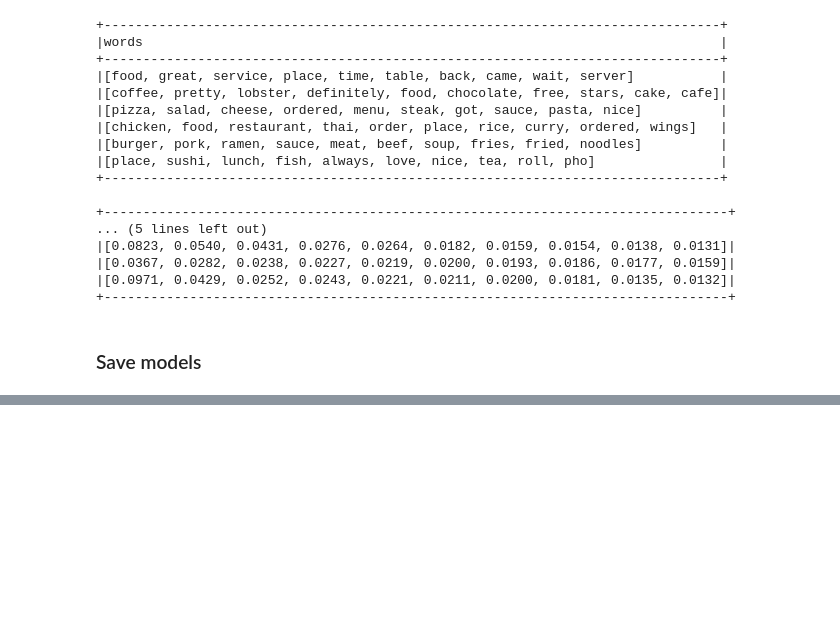
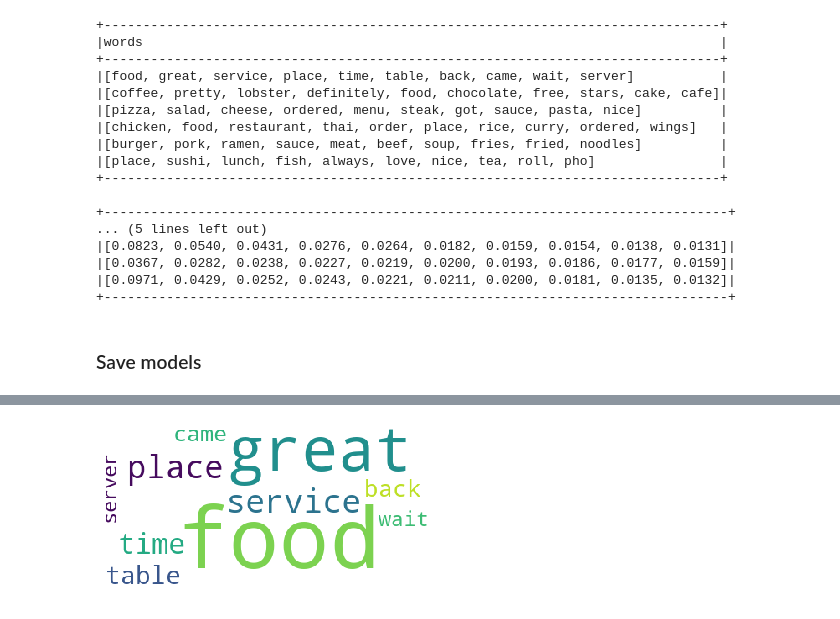
Before and after one commit to sakbarin/TopicModelingLDA, a Jupyter notebook: TopicModeling.ipynb, the cells around one changed output, grey strips where cells are left out. Saved outputs shown, nothing was run; the diff lists cells and outputs as text; code cells hidden in the pictures; blank space fills up the shorter version.

Commit message:
load trained model and show wordcloud

```diff
--- a/TopicModeling.ipynb
+++ b/TopicModeling.ipynb
@@ -212,0 +217,16 @@ lda.save(path + 'LDA_'+ model_number)
+# %%
+loaded_model_pipeline = PipelineModel.load(path + 'ModelCountVector')
+loaded_model_lda = LocalLDAModel.load(path + 'ModelLDA')
+# %%
+topics = loaded_model_lda.describeTopics(maxTermsPerTopic=5)
+vocabulary = loaded_model_pipeline.stages[2].vocabulary
+# %%
+ListOfIndexToWords = functions.udf(lambda wl: list([vocabulary[w] for w in wl]), types.ArrayType(types.StringType()))
+FormatNumbers = functions.udf(lambda nl: [float("{:1.4f}".format(x)) for x in nl], types.ArrayType(types.FloatType()))
+
+toptopics = topics.select((topics.topic + 1).alias('topic'), \
+                          ListOfIndexToWords(topics.termIndices).alias('words'), \
+                          FormatNumbers(topics.termWeights).alias('weights'))
+
+toptopics.show(truncate=False, n=number_of_topics)
+print('Topics:', number_of_topics, '\nVocabulary:', len(vocabulary))
@@ -212,0 +247,27 @@ lda.save(path + 'LDA_'+ model_number)
+# %%
+topic_k = 1
+maxTermsPerTopic = 10
+
+topics = loaded_model_lda.describeTopics(maxTermsPerTopic=maxTermsPerTopic)
+
+toptopics = topics.select((topics.topic + 1).alias('topic'),
+                          ListOfIndexToWords(topics.termIndices).alias('words'),
+                          FormatNumbers(topics.termWeights).alias('weights'))
+
+words = toptopics.collect()[topic_k-1][1]
+
+frequencies = toptopics.collect()[topic_k-1][2]
+
+d = {}
+for i in range(len(words)):
+    d[words[i]] = frequencies[i]
+
+wordcloud = WordCloud(background_color="white",
+                      max_font_size=100,relative_scaling=0.5,margin=5,
+                      random_state=1, stopwords=None).generate_from_frequencies(d)
+
+plt.imshow(wordcloud)
+plt.axis("off")
+plt.show()
+# %% [output]
+[figure, added]
```
Also changed, not shown: parts of 4 cells of this notebook.
